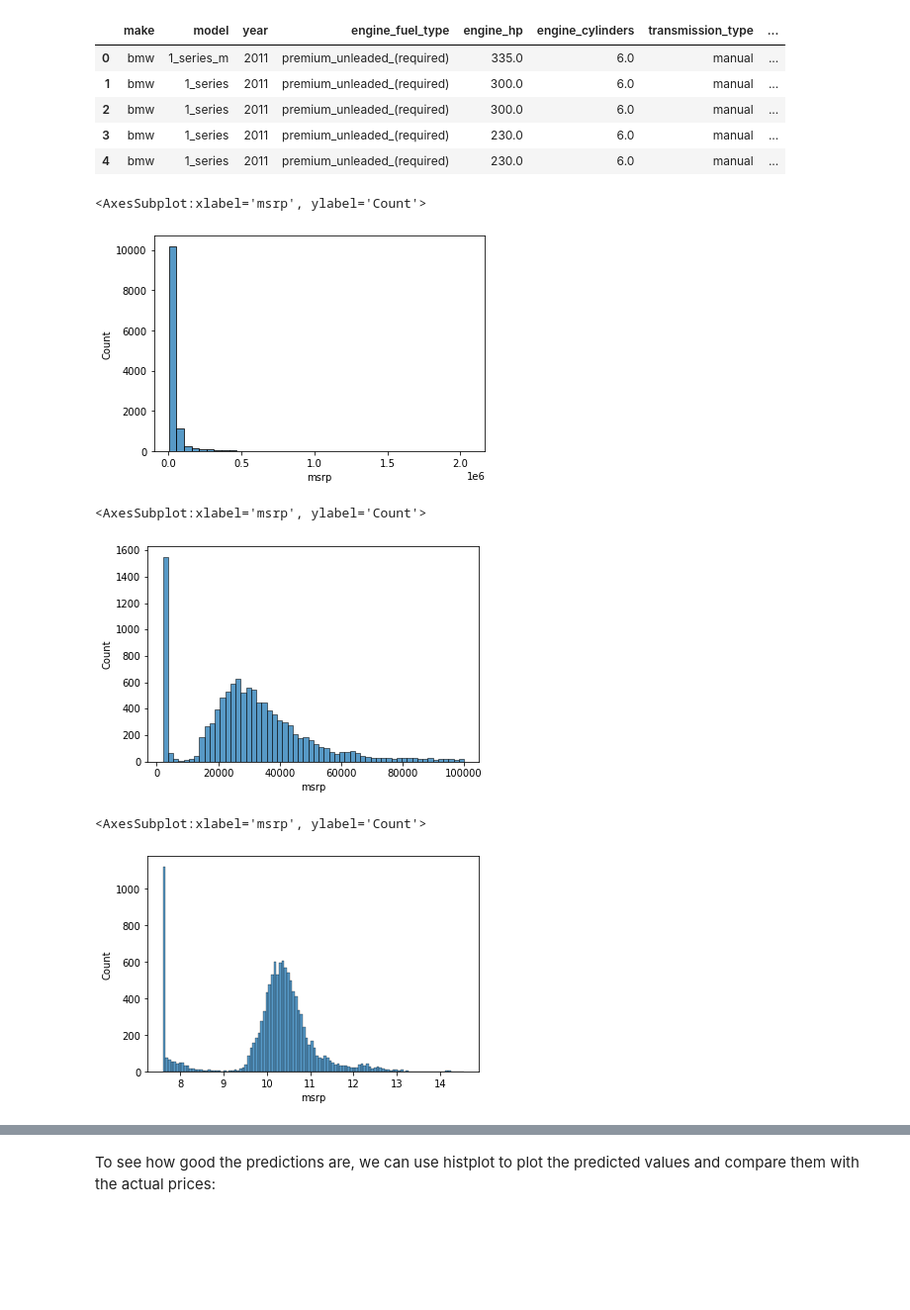
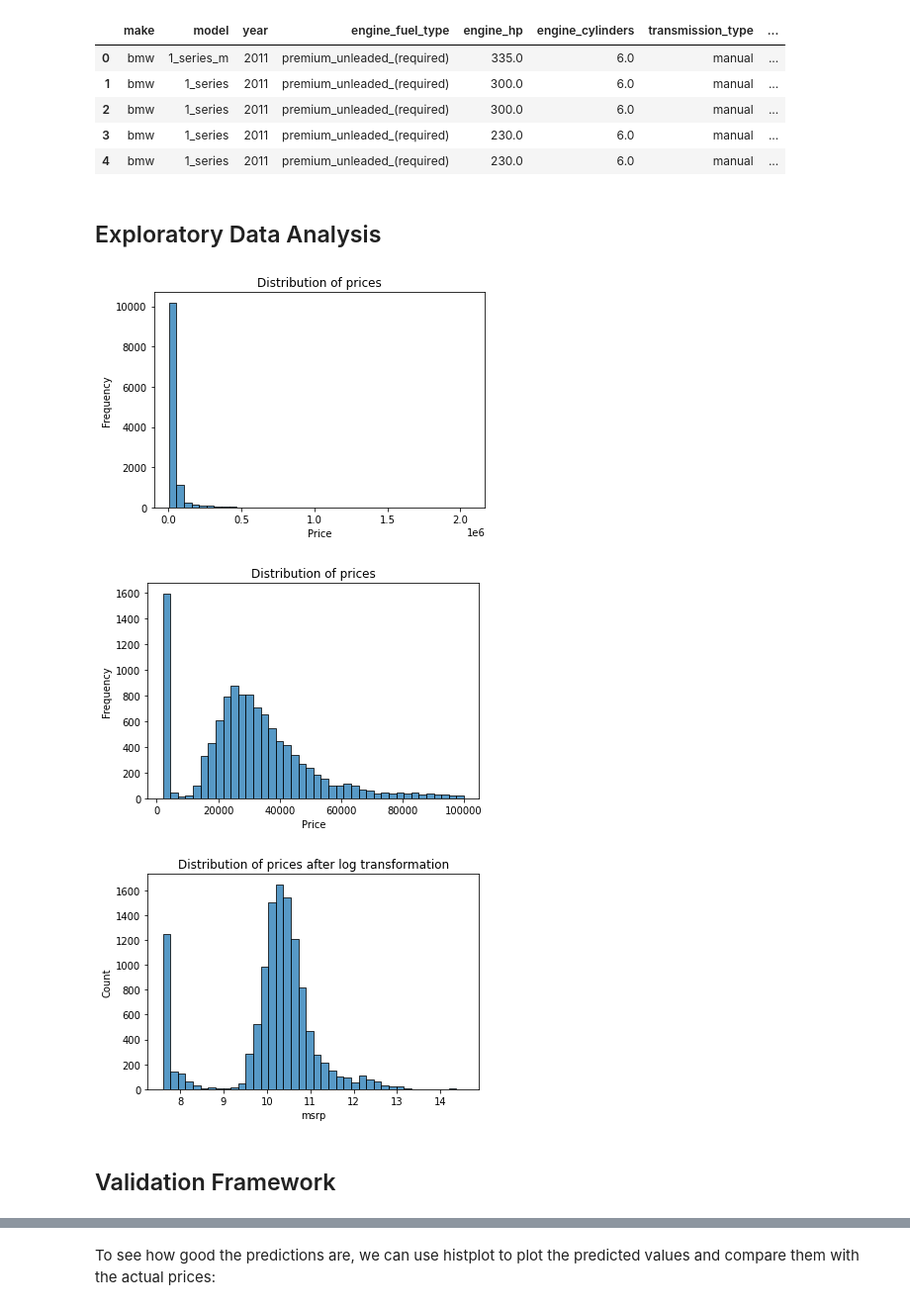
Before and after one commit to Diegomarmac/ML-BookCamp, a Jupyter notebook: car-price/car-price.ipynb, the cells around one changed output, grey strips where cells are left out. Shown: that part at 99% size. Drawn from its saved outputs; the diff is of its cells as text; code cells hidden in the pictures; blank space fills up the shorter version.

Commit message:
Project Car-Price finished

```diff
--- a/car-price/car-price.ipynb
+++ b/car-price/car-price.ipynb
@@ -34,23 +34,38 @@ df.head()
 | 2 | bmw | 1_series | 2011 | premium_unleaded_(required) | 300.0 | 6.0 | manual | ... |
 | 3 | bmw | 1_series | 2011 | premium_unleaded_(required) | 230.0 | 6.0 | manual | ... |
 | 4 | bmw | 1_series | 2011 | premium_unleaded_(required) | 230.0 | 6.0 | manual | ... |
+# %% [markdown]
+## Exploratory Data Analysis
 # %%
+plt.figure(figsize=(6, 4))
+plt.ylabel('Frequency')
+plt.xlabel('Price')
+plt. title('Distribution of prices')
 sns.histplot(df.msrp, bins=40)
+plt.show()
 # %% [output]
-<AxesSubplot:xlabel='msrp', ylabel='Count'>
-[figure, old version]
+[figure, new version]
 # %%
-sns.histplot(df.msrp[df.msrp < 100000])
+plt.figure(figsize=(6, 4))
+plt.ylabel('Frequency')
+plt.xlabel('Price')
+plt. title('Distribution of prices')
+sns.histplot(df.msrp[df.msrp < 100000], bins=40)
+plt.show()
 # %% [output]
-<AxesSubplot:xlabel='msrp', ylabel='Count'>
-[figure, old version]
+[figure, new version]
 # %%
 log_price = np.log1p(df.msrp)
 # %%
-sns.histplot(log_price)
+plt.figure(figsize=(6, 4))
+
+sns.histplot(log_price, bins=40)
+plt.title('Distribution of prices after log transformation')
+plt.show()
 # %% [output]
-<AxesSubplot:xlabel='msrp', ylabel='Count'>
-[figure, old version]
+[figure, new version]
+# %% [markdown]
+## Validation Framework
 # %%
 ## Splitting Data into validation, test and training sets
 n = len(df)
```
Also changed, not shown: parts of 23 cells of this notebook.
